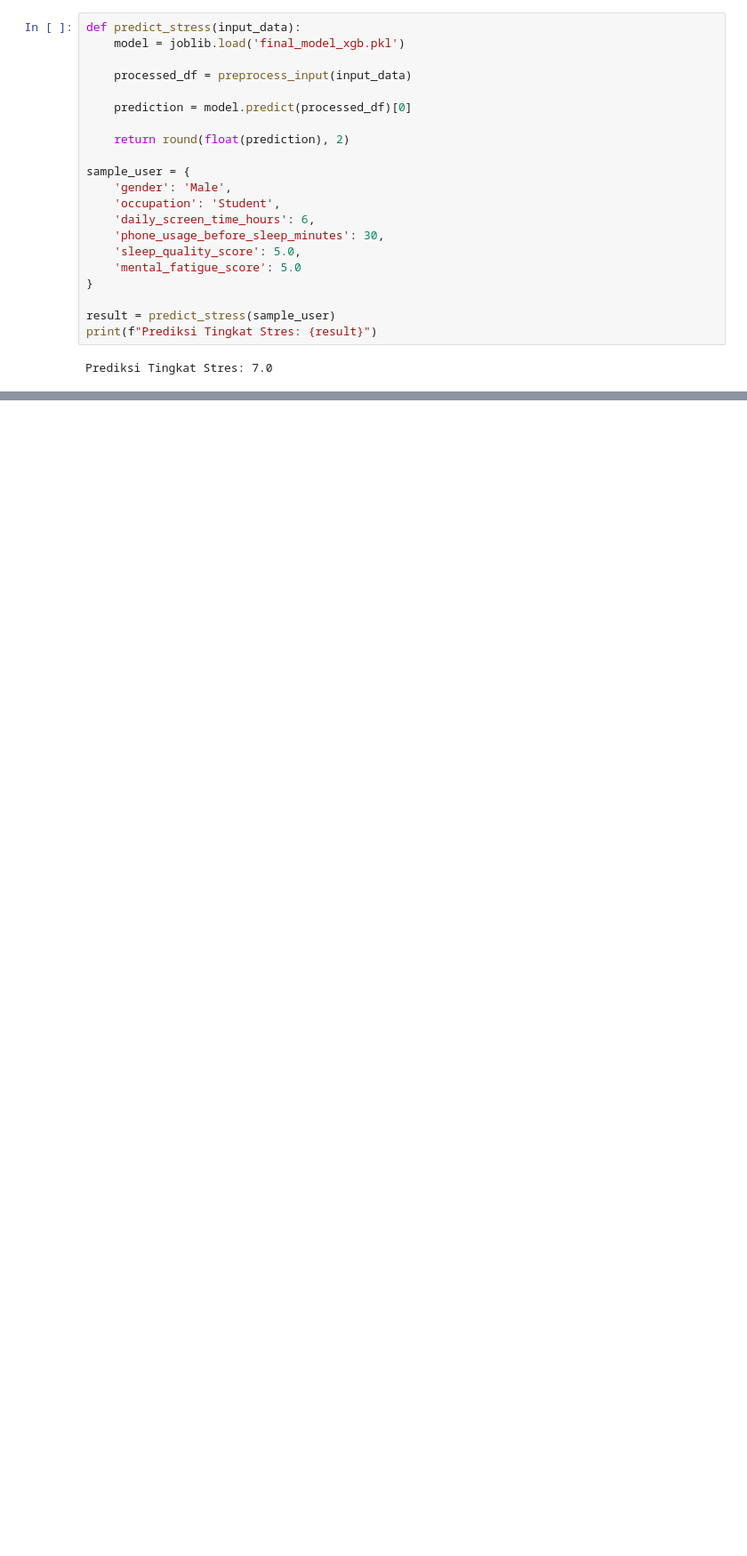
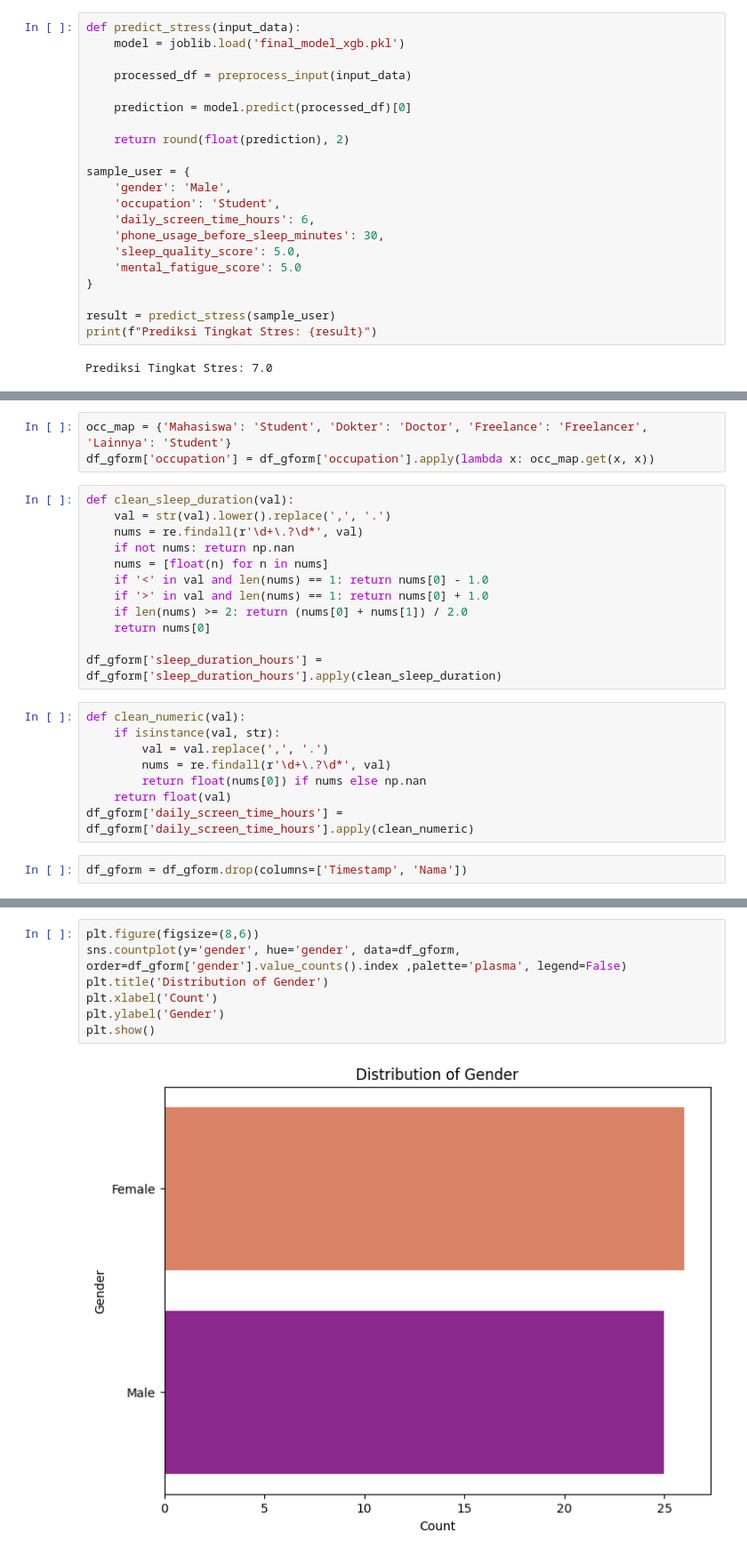
Before and after one commit to fatihpossumah/prediksi-stress-level, a Jupyter notebook: Sleep_Mobile_Stress.ipynb, the cells around one changed output, grey strips where cells are left out. Shown at 89% size. Cells and saved outputs as stored; diff of their text form; blank space fills up the shorter version.

```diff
--- a/Sleep_Mobile_Stress.ipynb
+++ b/Sleep_Mobile_Stress.ipynb
@@ -707,0 +786,25 @@ Prediksi Tingkat Stres: 7.0
+# %%
+occ_map = {'Mahasiswa': 'Student', 'Dokter': 'Doctor', 'Freelance': 'Freelancer', 'Lainnya': 'Student'}
+df_gform['occupation'] = df_gform['occupation'].apply(lambda x: occ_map.get(x, x))
+# %%
+def clean_sleep_duration(val):
+    val = str(val).lower().replace(',', '.')
+    nums = re.findall(r'\d+\.?\d*', val)
+    if not nums: return np.nan
+    nums = [float(n) for n in nums]
+    if '<' in val and len(nums) == 1: return nums[0] - 1.0
+    if '>' in val and len(nums) == 1: return nums[0] + 1.0
+    if len(nums) >= 2: return (nums[0] + nums[1]) / 2.0
+    return nums[0]
+
+df_gform['sleep_duration_hours'] = df_gform['sleep_duration_hours'].apply(clean_sleep_duration)
+# %%
+def clean_numeric(val):
+    if isinstance(val, str):
+        val = val.replace(',', '.')
+        nums = re.findall(r'\d+\.?\d*', val)
+        return float(nums[0]) if nums else np.nan
+    return float(val)
+df_gform['daily_screen_time_hours'] = df_gform['daily_screen_time_hours'].apply(clean_numeric)
+# %%
+df_gform = df_gform.drop(columns=['Timestamp', 'Nama'])
@@ -707,0 +881,9 @@ Prediksi Tingkat Stres: 7.0
+# %%
+plt.figure(figsize=(8,6))
+sns.countplot(y='gender', hue='gender', data=df_gform, order=df_gform['gender'].value_counts().index ,palette='plasma', legend=False)
+plt.title('Distribution of Gender')
+plt.xlabel('Count')
+plt.ylabel('Gender')
+plt.show()
+# %% [output]
+[figure, added]
```
Also changed, not shown: parts of 41 cells of this notebook.
